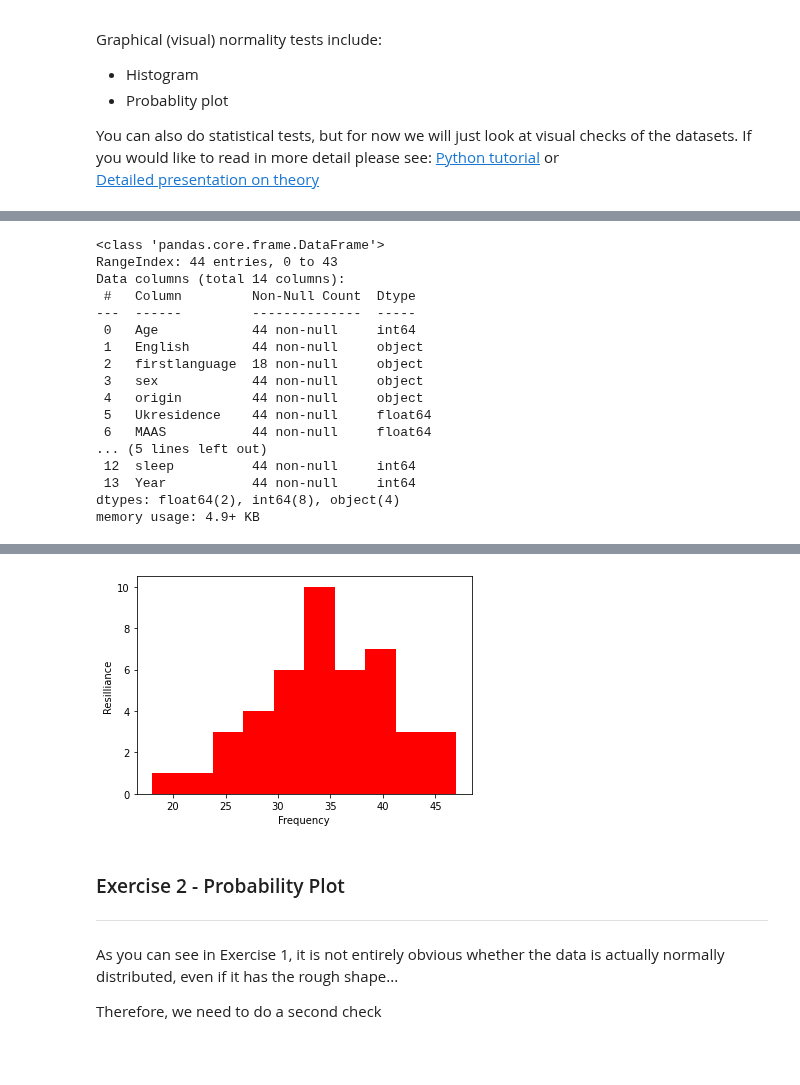
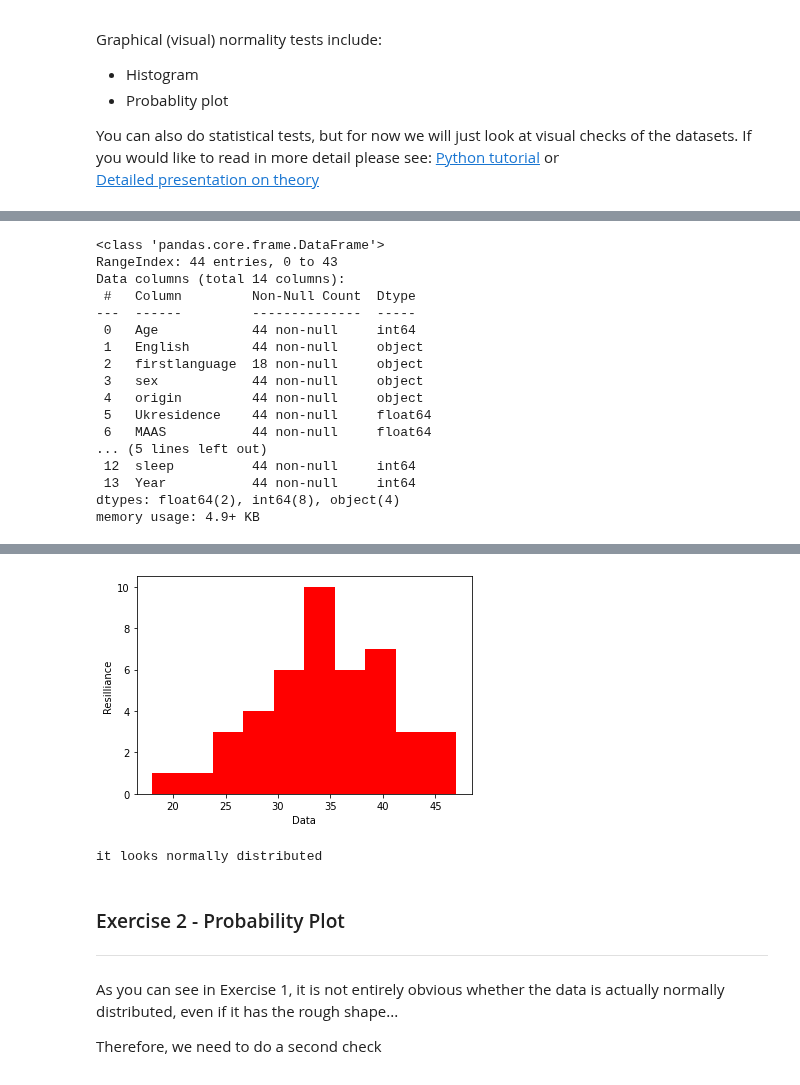
Before and after one commit to sysphcd/PythonProgrammingforData, a Jupyter notebook: 8_3_Testing_for_normal_distributions.ipynb, the cells around one changed output, grey strips where cells are left out. Cells and saved outputs as stored; diff of their text form; code cells hidden in the pictures.

Commit message:
8_3_Testing_for_normal_distributions Created using Colaboratory

```diff
--- a/8_3_Testing_for_normal_distributions.ipynb
+++ b/8_3_Testing_for_normal_distributions.ipynb
@@ -87,13 +87,13 @@ import matplotlib.pyplot as plt
 
 def check_data(df):
   df.info()
-  df.describe()
+  display(df.describe())
   # plt.hist(data)
 
 def show_histplot(df):
   data = df['Resilliance']
   plt.hist(data, color='red')
-  plt.xlabel('Frequency')
+  plt.xlabel('Data')
   plt.ylabel("Resilliance")
   plt.show()
 
@@ -124,4 +133,5 @@ memory usage: 4.9+ KB
-[figure, old version]
+[figure, new version]
+it looks normally distributed
 # %% [markdown]
 ### Exercise 2 - Probability Plot
 ---
```
Also changed, not shown: parts of 4 cells of this notebook.
